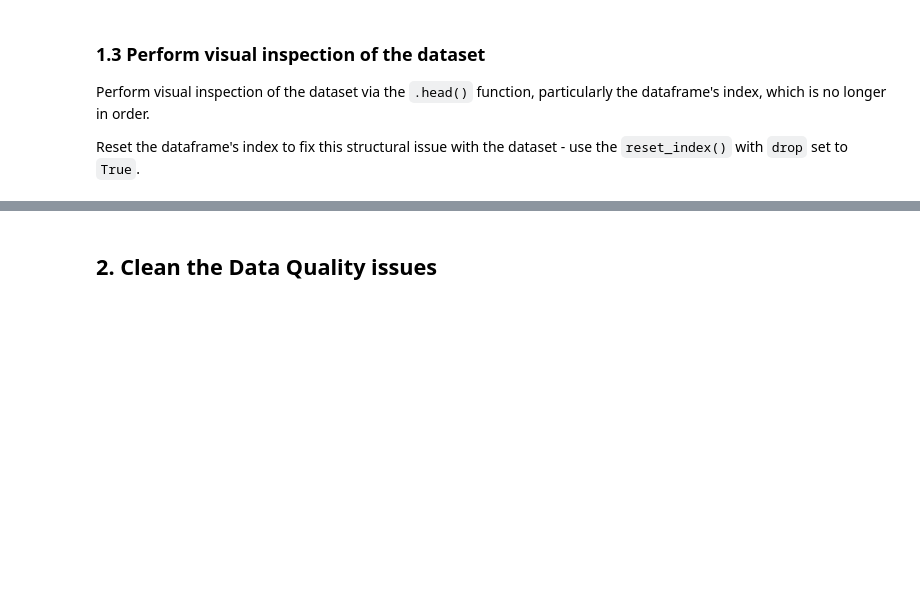
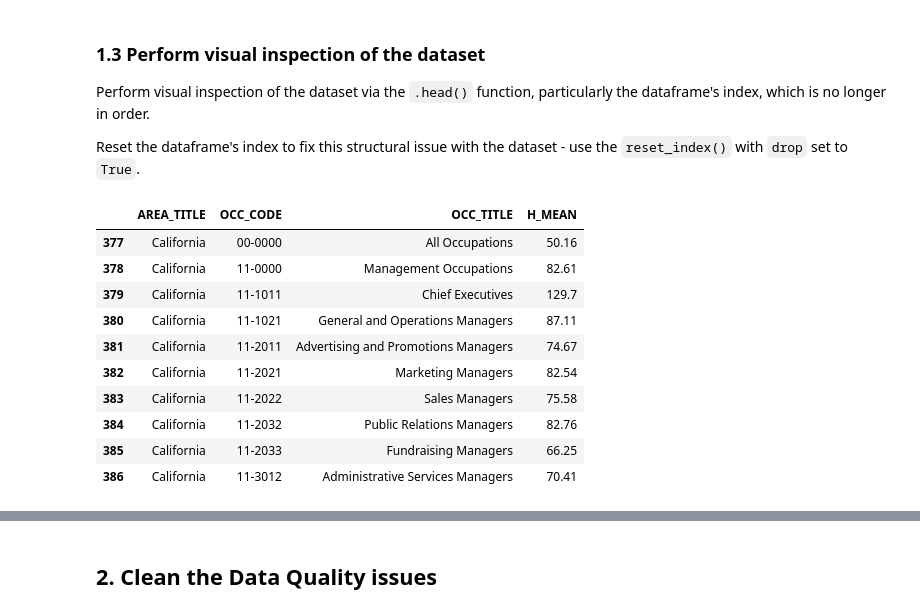
Before and after one commit to masiod/cleaning-data, a Jupyter notebook: Exercise - Cleaning Data Programmatically - Starter.ipynb, the cells around one changed output, grey strips where cells are left out. Drawn from its saved outputs; the diff is of its cells as text; code cells hidden in the pictures; blank space fills up the shorter version.

```diff
--- a/Exercise - Cleaning Data Programmatically - Starter.ipynb
+++ b/Exercise - Cleaning Data Programmatically - Starter.ipynb
@@ -86,7 +86,7 @@ cleaned_pums.head(10)
 In order to ensure the raw dataframe is not impacted, make a copy of the OEWS data using the `df.copy()` functionality.
 # %%
 #FILL IN - make a copy of the OEWS data
-cleaned_wage = ...
+cleaned_wage = oews_data.copy()
 # %% [markdown]
 ### 1.2 Clean the tidiness issue
 
@@ -103,7 +103,8 @@ For `Area_Title`, keep only the data for **California**.
 # %%
 #FILL IN
 #1. Filter the dataframe to the specific data elements
-
+cleaned_wage=cleaned_wage[['AREA_TITLE','OCC_CODE','OCC_TITLE','H_MEAN']]
 #2. Subset the dataframe for the Area_Title to only apply to California
-
+cleaned_wage=cleaned_wage[cleaned_wage['AREA_TITLE']== 'California']
 #3. Describe the data
+cleaned_wage.describe()
@@ -114,6 +135,19 @@ Perform visual inspection of the dataset via the `.head()` function, particularl
 Reset the dataframe's index to fix this structural issue with the dataset - use the `reset_index()` with `drop` set to `True`.
 # %%
 # FILL IN - inspect the dataset
+cleaned_wage.head(10)
+# %% [output]
+|  | AREA_TITLE | OCC_CODE | OCC_TITLE | H_MEAN |
+| 377 | California | 00-0000 | All Occupations | 50.16 |
+| 378 | California | 11-0000 | Management Occupations | 82.61 |
+| 379 | California | 11-1011 | Chief Executives | 129.7 |
+| 380 | California | 11-1021 | General and Operations Managers | 87.11 |
+| 381 | California | 11-2011 | Advertising and Promotions Managers | 74.67 |
+| 382 | California | 11-2021 | Marketing Managers | 82.54 |
+| 383 | California | 11-2022 | Sales Managers | 75.58 |
+| 384 | California | 11-2032 | Public Relations Managers | 82.76 |
+| 385 | California | 11-2033 | Fundraising Managers | 66.25 |
+| 386 | California | 11-3012 | Administrative Services Managers | 70.41 |
 # %%
 # FILL IN
 # Reset the dataframe's index
```
Also changed, not shown: parts of 14 cells of this notebook, 2 other files.
